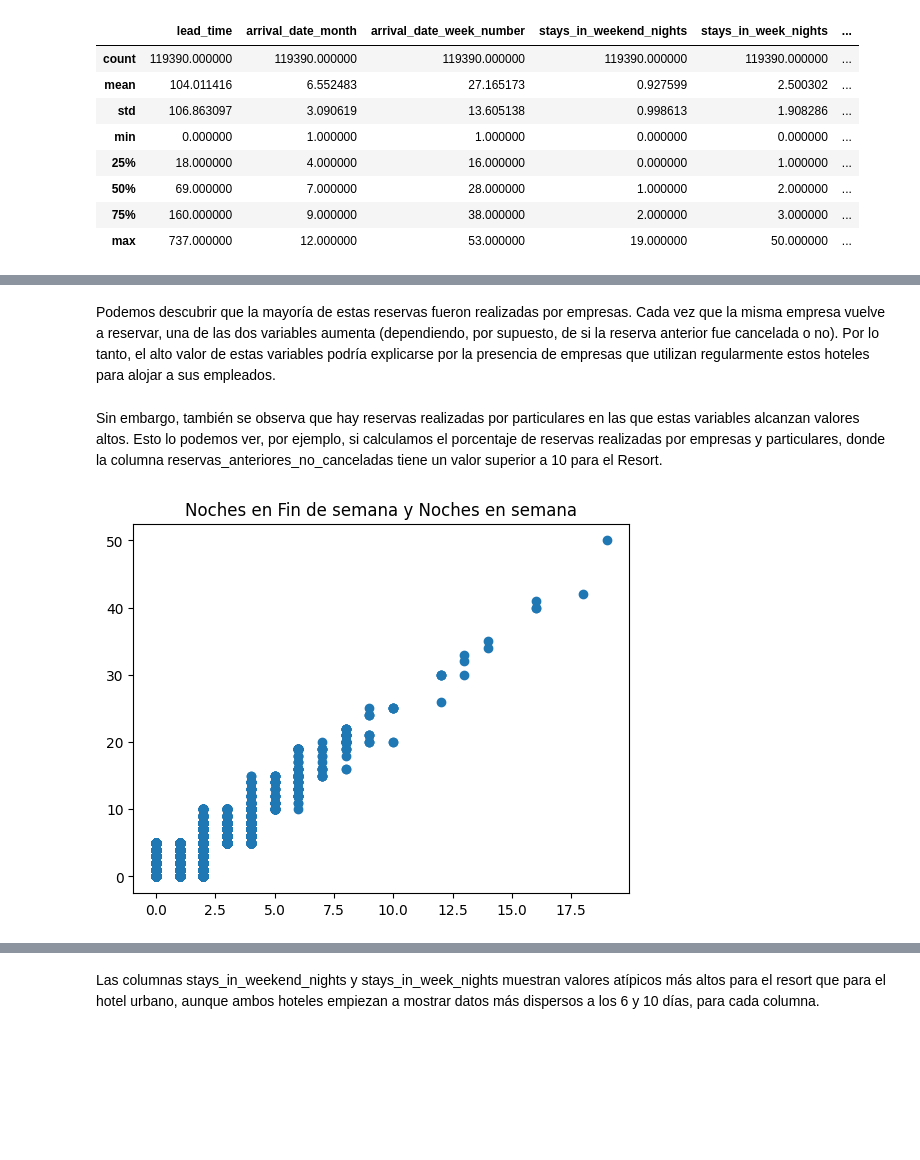
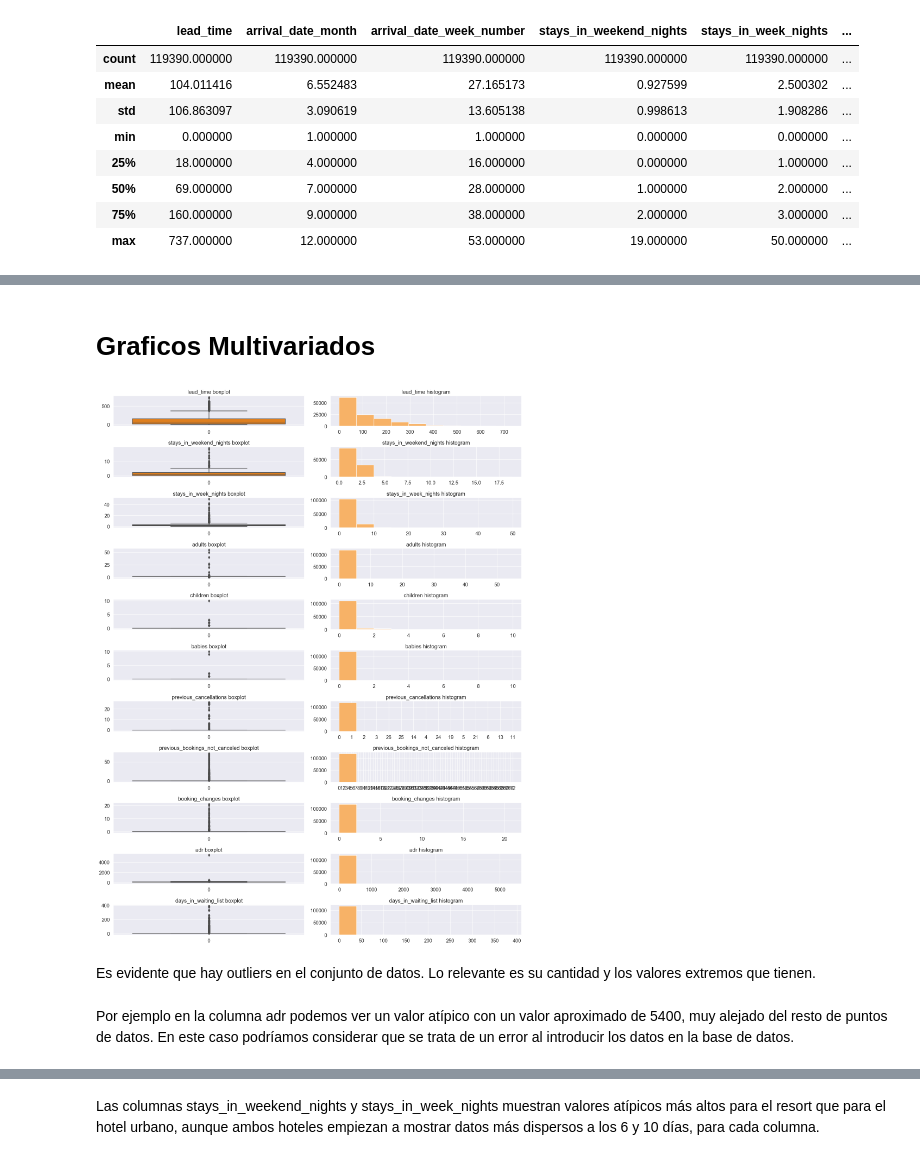
Before and after one commit to MezaMauricio/DataScience-CH, a Jupyter notebook: ProyectoDS_Partel_Meza.ipynb, the cells around one changed output, grey strips where cells are left out. Drawn from its saved outputs; the diff is of its cells as text; code cells hidden in the pictures; blank space fills up the shorter version.

```diff
--- a/ProyectoDS_Partel_Meza.ipynb
+++ b/ProyectoDS_Partel_Meza.ipynb
@@ -310,15 +403,30 @@ plt.show()
-# %% [markdown]
-Podemos descubrir que la mayoría de estas reservas fueron realizadas por empresas. Cada vez que la misma empresa vuelve a reservar, una de las dos variables aumenta (dependiendo, por supuesto, de si la reserva anterior fue cancelada o no). Por lo tanto, el alto valor de estas variables podría explicarse por la presencia de empresas que utilizan regularmente estos hoteles para alojar a sus empleados.
-# %% [markdown]
-Sin embargo, también se observa que hay reservas realizadas por particulares en las que estas variables alcanzan valores altos. Esto lo podemos ver, por ejemplo, si calculamos el porcentaje de reservas realizadas por empresas y particulares, donde la columna reservas_anteriores_no_canceladas tiene un valor superior a 10 para el Resort.
-# %%
-
-x=df["stays_in_weekend_nights"]
-y=df["stays_in_week_nights"]
-
-
-plt.scatter(x, y)
-plt.title("Noches en Fin de semana y Noches en semana");
-plt.show()
-# %% [output]
-[figure, removed]
+# %% [markdown]
+# Graficos Multivariados
+# %%
+# Columnas de 'df.describe() que quiero examinar
+features = ['lead_time', 'stays_in_weekend_nights', 'stays_in_week_nights', 'adults', 'children', 'babies', 'previous_cancellations', 'previous_bookings_not_canceled', 'booking_changes', 'adr', 'days_in_waiting_list']
+# %%
+# Creando un Boxplot y un Histograma para deteccion de outlier's
+n = 1
+
+sns.set_style('darkgrid')
+sns.set(font_scale = 1.2)
+plt.figure(figsize = (16, 28))
+
+for feature in features:
+    plt.subplot(15,2,n)
+    sns.boxplot(df[feature], palette = 'autumn').set(xlabel = None)
+    plt.title(f'{feature} boxplot')
+    n = n + 1
+
+    plt.subplot(15,2,n)
+    plt.hist(df[feature], color = '#f7b267')
+    plt.title(f'{feature} histogram')
+    n = n + 1
+    plt.tight_layout()
+# %% [output]
+[figure, added]
+# %% [markdown]
+Es evidente que hay outliers en el conjunto de datos. Lo relevante es su cantidad y los valores extremos que tienen.
+# %% [markdown]
+Por ejemplo en la columna adr podemos ver un valor atípico con un valor aproximado de 5400, muy alejado del resto de puntos de datos. En este caso podríamos considerar que se trata de un error al introducir los datos en la base de datos.
```
Also changed, not shown: parts of 79 cells of this notebook.
